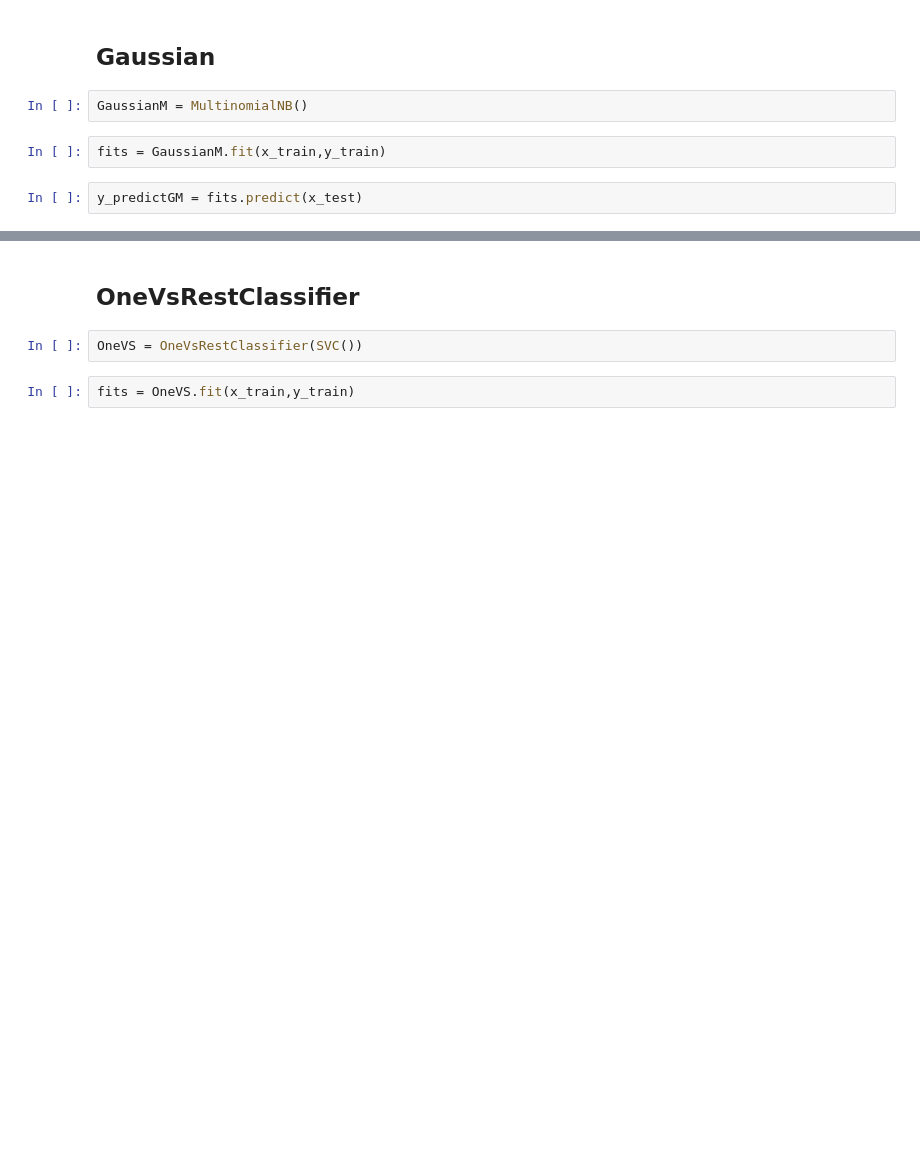
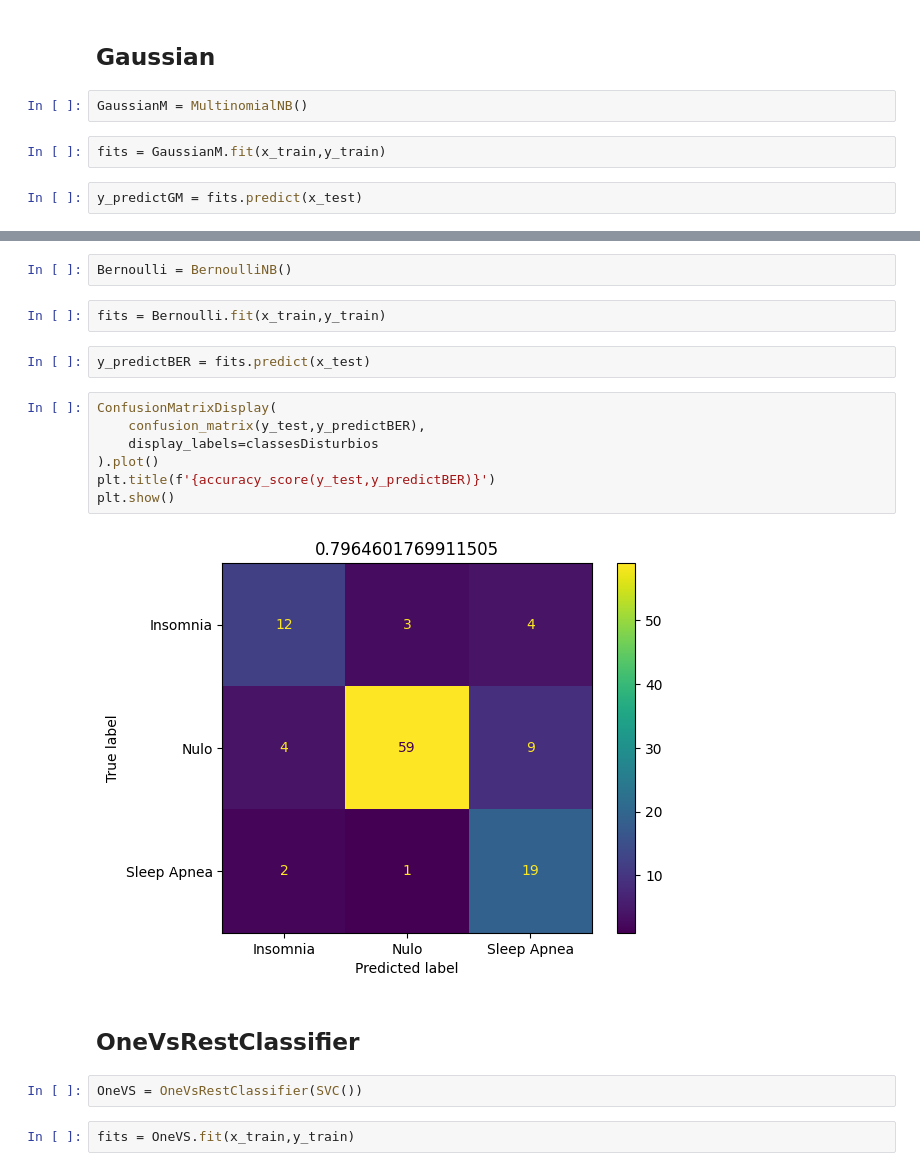
Before and after one commit to kaladabrio2020/Classfica-aoQualidadeDoSono, a Jupyter notebook: Analise.ipynb, the cells around one changed output, grey strips where cells are left out. Cells and saved outputs as stored; diff of their text form; blank space fills up the shorter version.

```diff
--- a/Analise.ipynb
+++ b/Analise.ipynb
@@ -340,3 +358,18 @@ Text(0.5, 1.0, '0.7256637168141593')
+# %%
+Bernoulli = BernoulliNB()
+# %%
+fits = Bernoulli.fit(x_train,y_train)
+# %%
+y_predictBER = fits.predict(x_test)
+# %%
+ConfusionMatrixDisplay(
+    confusion_matrix(y_test,y_predictBER),
+    display_labels=classesDisturbios
+).plot()
+plt.title(f'{accuracy_score(y_test,y_predictBER)}')
+plt.show()
+# %% [output]
+[figure, added]
 # %% [markdown]
 ## OneVsRestClassifier
 # %%
```
Also changed, not shown: parts of 31 cells of this notebook.
